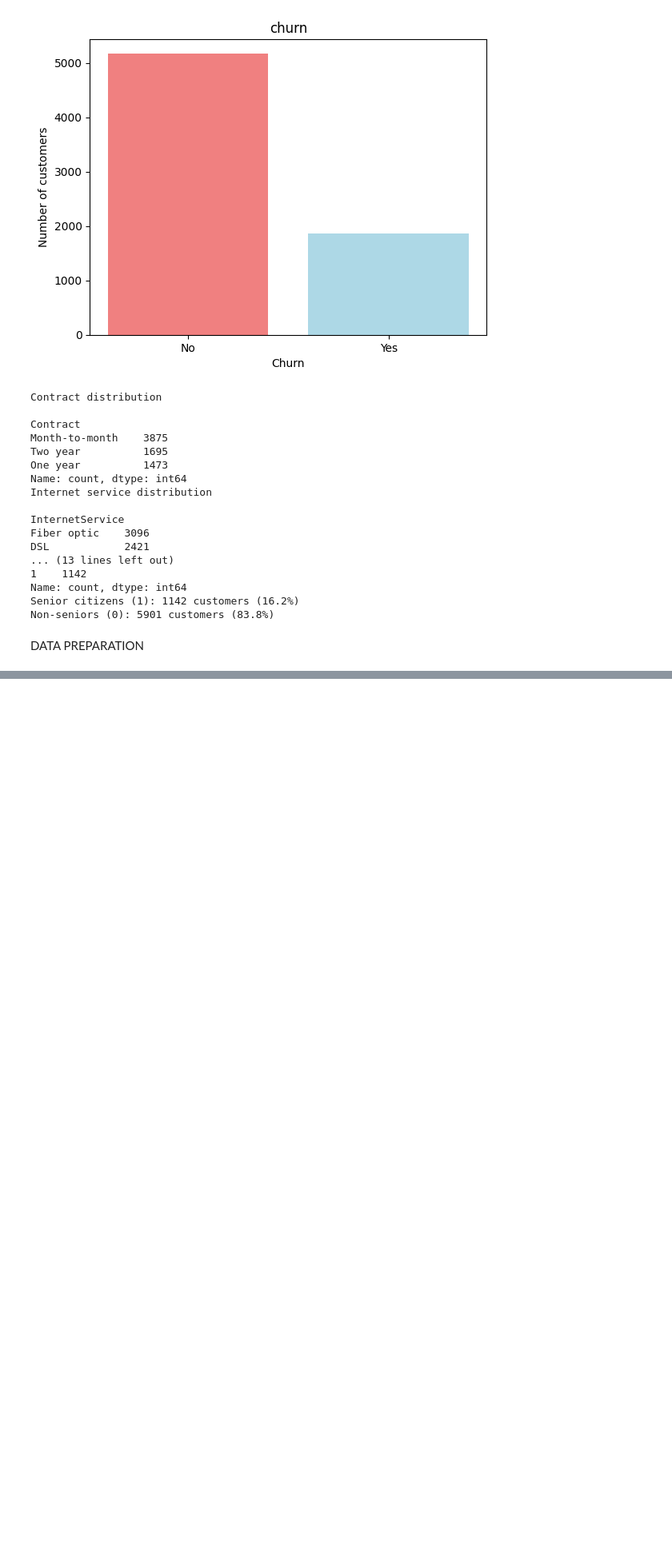
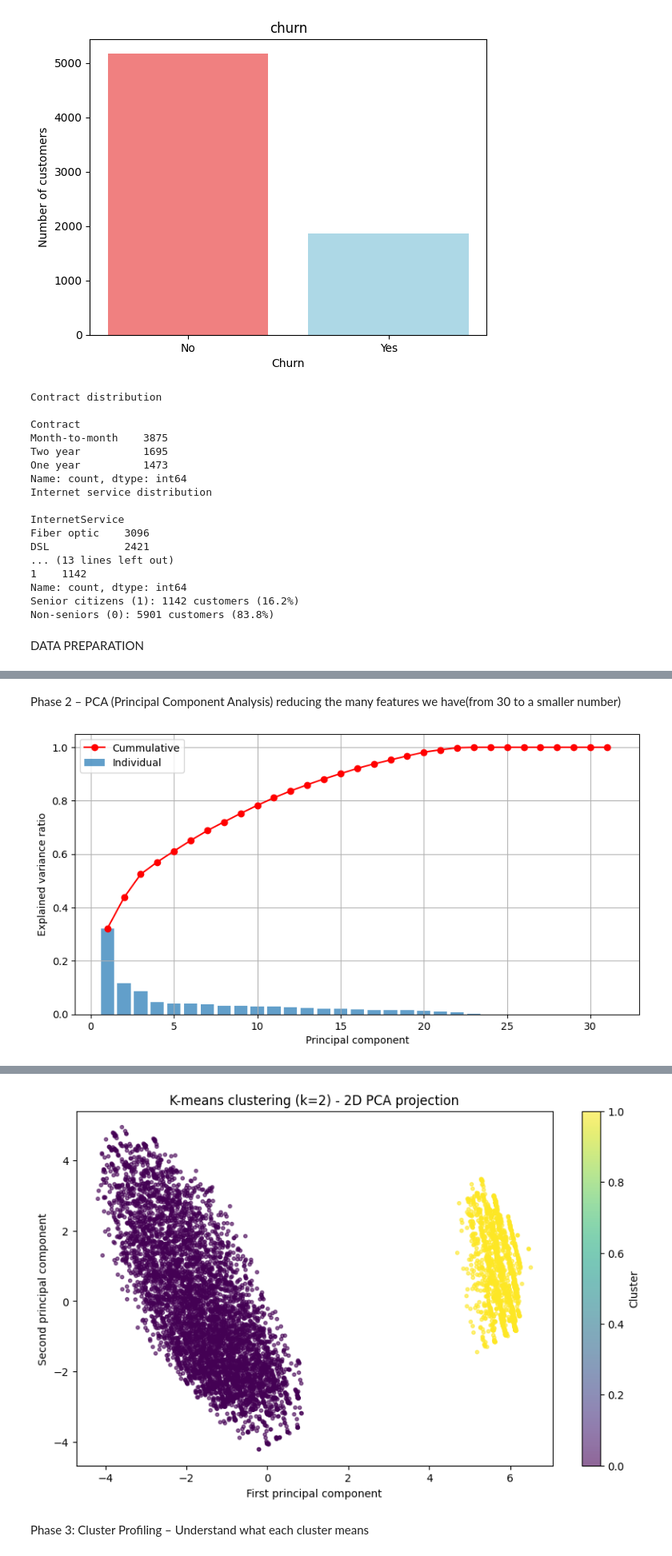
Before and after one commit to bkk10/CustomerChurn, a Jupyter notebook: data_preparation.ipynb, the cells around one changed output, grey strips where cells are left out. Shown at 80% size. Cells and saved outputs as stored; diff of their text form; code cells hidden in the pictures; blank space fills up the shorter version.

Commit message:
Phase 2 & 3

```diff
--- a/data_preparation.ipynb
+++ b/data_preparation.ipynb
@@ -95,0 +183,73 @@ DATA PREPARATION
+# %% [markdown]
+Phase 2 – PCA (Principal Component Analysis) reducing the many features we have(from 30 to a smaller number)
+# %%
+from sklearn.decomposition import PCA
+from sklearn.cluster import KMeans
+from sklearn.metrics import silhouette_score
+import matplotlib.pyplot as plt
+import numpy as np
+
+#1. fit PCA on the scaled data
+pca = PCA()
+pca.fit(df_scaled)
+
+#Explained variance ration (how much variance each component has)
+#Returns an array of percntages representing the proportion of the datasets total information captured by that specific component
+explained_variance = pca.explained_variance_ratio_
+#Shows the total percentage of information you retain as you add more components
+cummulative_variance = np.cumsum(explained_variance)
+
+#Scree plt: individual and cummalative explained variance
+plt.figure(figsize=(10,5))
+plt.bar(range(1, len(explained_variance)+1), explained_variance, alpha=0.7, label='Individual')
+plt.plot(range(1, len(explained_variance)+1), cummulative_variance, 'ro-', label='Cummulative')
+plt.xlabel('Principal component')
+plt.ylabel('Explained variance ratio')
+plt.legend()
+plt.grid(True)
+plt.show()
+
+#Choose number of components that explain at least 85% variance
+#argmax() - returns the index of the highest value in an array
+n_components = (cummulative_variance >= 0.85).argmax() + 1
+print(f"Number of components to keep (85% variance): {n_components}")
+
+#reduce the data
+pca_reduced = PCA(n_components=n_components)
+df_pca = pca_reduced.fit_transform(df_scaled)
+print("Shape after PCA reduction: ", df_pca.shape)
+
+
+#2. Determine the best number of clusters using silhoutte score
+silhouette_scores = []
+K_range = range(2, 11)
+
+for k in K_range:
+    kmeans = KMeans(n_clusters=k, random_state=42, n_init=10)
+    labels = kmeans.fit_predict(df_pca)
+    score = silhouette_score(df_pca, labels)
+    silhouette_scores.append(score)
+    print(f"k={k}: silhoutte score = {score:.4f}")
+
+#best k is the one with highest silhoutte score
+best_k = K_range[np.argmax(silhouette_scores)]
+print(f"\nBest number of clusters: {best_k} (silhoutte = {max(silhouette_scores):.4f})")
+
+
+#3. Run k-means with the best k
+kmeans = KMeans(n_clusters=best_k, random_state=42, n_init=10)
+cluster_labels = kmeans.fit_predict(df_pca)
+
+#4. visualise clusters in 2D using the first two principal components
+pca_2d = PCA(n_components=2)
+df_pca_2d = pca_2d.fit_transform(df_scaled)
+
+plt.figure(figsize=(10,6))
+scatter = plt.scatter(df_pca_2d[:,0], df_pca_2d[:,1], c=cluster_labels, cmap='viridis',s=10, alpha=0.6)
+plt.colorbar(scatter, label='Cluster')
+plt.xlabel('First principal component')
+plt.ylabel('Second principal component')
+plt.title(f"K-means clustering (k={best_k}) - 2D PCA projection")
+plt.show()
+# %% [output]
+[figure, added]
@@ -95,0 +269,3 @@ DATA PREPARATION
+[figure, added]
+# %% [markdown]
+Phase 3: Cluster Profiling – Understand what each cluster means
```
Also changed, not shown: parts of 4 cells of this notebook.
